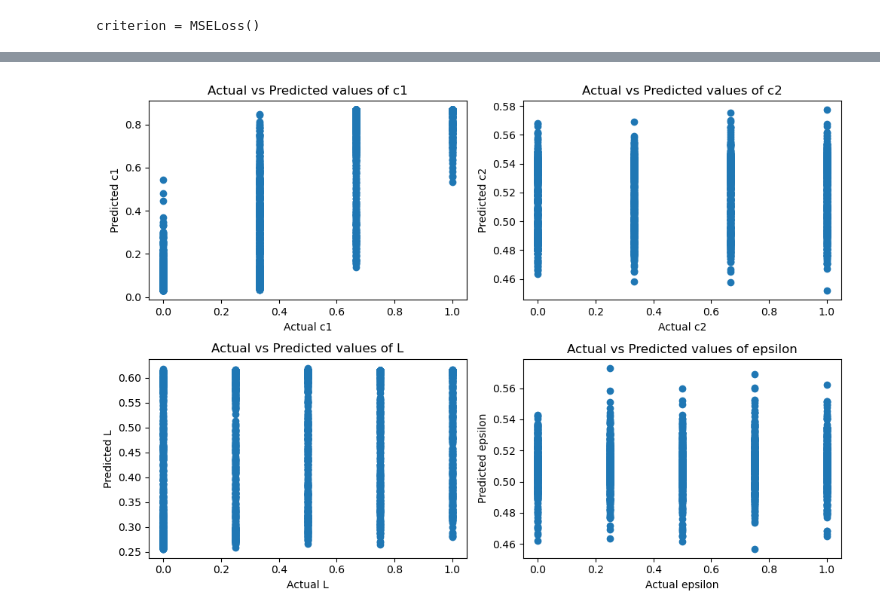
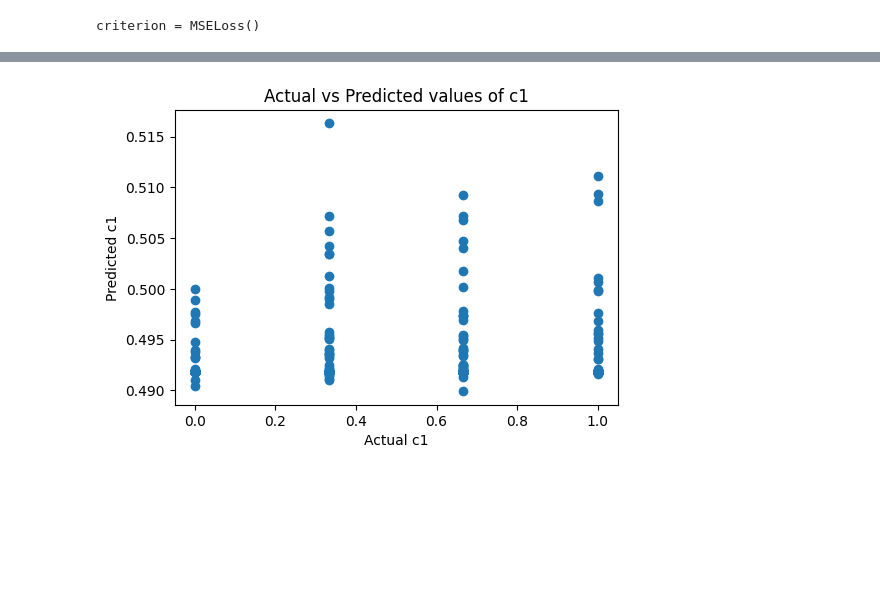
Before and after one commit to LucRobey/TurbNNGen, a Jupyter notebook: src/nn/results_notebook.ipynb, the cells around one changed output, grey strips where cells are left out. Drawn from its saved outputs; the diff is of its cells as text; code cells hidden in the pictures; blank space fills up the shorter version.

Commit message:
add: CNN_C1 model notebooks

```diff
--- a/src/nn/results_notebook.ipynb
+++ b/src/nn/results_notebook.ipynb
@@ -41,3 +42,9 @@ seed = int(hyperparams[sctes.SEED])
 torch.manual_seed(seed)
 random.seed(seed)
 np.random.seed(seed)
+# %%
+sample_size = nctes.LEN_SAMPLE
+model = CNN_C1(input_size=sample_size, dropout_probs=hyperparams[sctes.DROPOUT_PROBS])
+model.to(device=device)
+model.load_state_dict(torch.load(model_path, map_location=device))
+summary(model, (1, sample_size))
@@ -44,16 +86,11 @@ np.random.seed(seed)
 # %%
 transform = ToTensor()
-sample_size = nctes.LEN_SAMPLE
+labels    = hyperparams[sctes.LABELS]
 
-data = RegressionDataset(data_path, transform, sample_size)
+data      = MRWDataset(data_path, transform, sample_size, labels)
 # %%
 batch_size = int(hyperparams[sctes.BATCH_SIZE])
 valid_size = float(hyperparams[sctes.VALID_SIZE])
 test_size = float(hyperparams[sctes.TEST_SIZE])
 
 train_loader, valid_loader, test_loader = create_data_loaders(batch_size, valid_size, test_size, data)
-# %%
-model = CNNRegressor(input_size=sample_size)
-model.to(device=device)
-model.load_state_dict(torch.load(model_path, map_location=device))
-summary(model, (1, sample_size))
@@ -148,5 +151,5 @@ plot_losses(len(train_losses), [train_losses, valid_losses], ["Train", "Val"])
 # %%
-targets, preds, output_losses  = get_all_predictions(model, test_loader, device, criterion)
+targets, preds, output_losses  = get_all_predictions(model, test_loader, device, criterion, labels)
 # %%
 analyse_predictions(targets, preds)
 # %% [output]
@@ -168,9 +171,9 @@ Predicted values of c1 and their count:
 
 -------------------------------------------------------------------------
 # %%
-plot_predictions(targets, preds)
+plot_predictions(targets, preds, labels)
 # %% [output]
-[figure, old version]
+[figure, new version]
 # %%
 test_losses = []
 for target, pred in tqdm(zip(targets, preds)):
```
Also changed, not shown: parts of 13 cells of this notebook, 1 other file.
